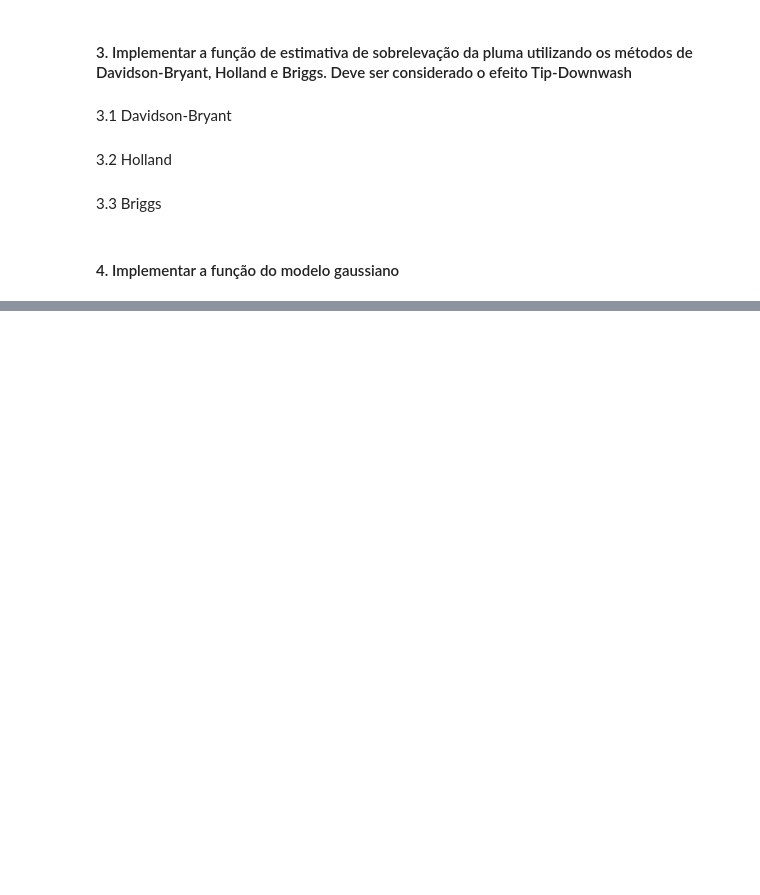
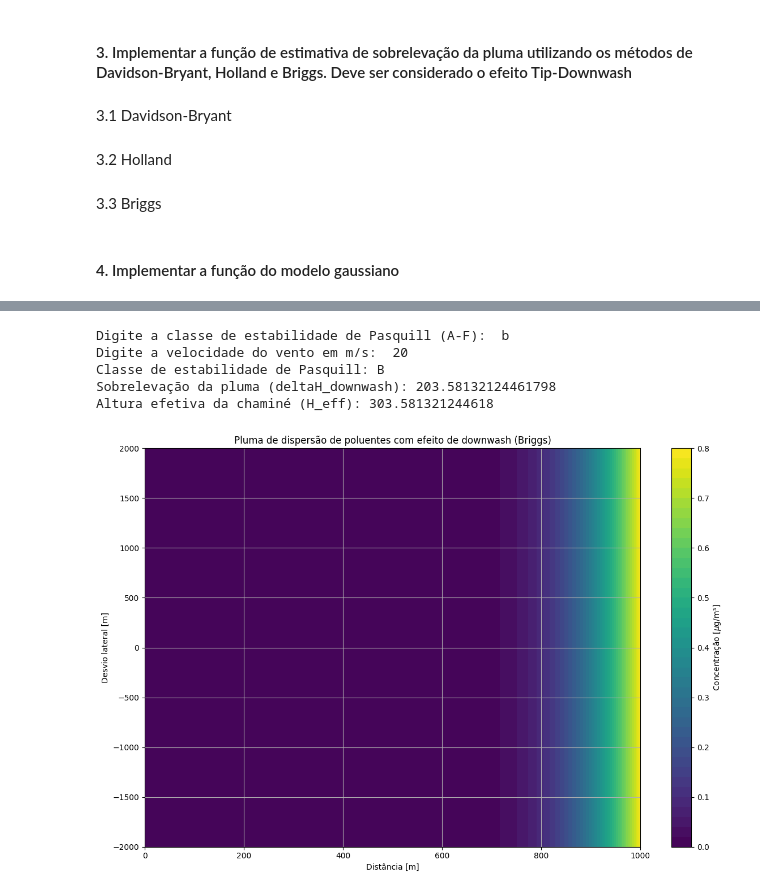
Before and after one commit to BarbaraGirardi07/ENS5173_Barbara, a Jupyter notebook: Atividade3_AnaPietroski_BarbaraGirardi.ipynb, the cells around one changed output, grey strips where cells are left out. Cells and saved outputs as stored; diff of their text form; code cells hidden in the pictures; blank space fills up the shorter version.

```diff
--- a/Atividade3_AnaPietroski_BarbaraGirardi.ipynb
+++ b/Atividade3_AnaPietroski_BarbaraGirardi.ipynb
@@ -332,0 +284,74 @@ plt.show()
+# %%
+
+# Função para o modelo Gaussiano de dispersão com downwash
+def modeloGaussiano(qs, sigmaY, sigmaZ, u, y, z, H, X, Y):
+    termo1 = qs / (2 * np.pi * sigmaY * sigmaZ * u)
+    termo2 = np.exp((-y**2) / (2 * sigmaY**2))
+    termo3 = np.exp((-(z - H)**2) / (2 * sigmaZ**2)) + np.exp((-(z + H)**2) / (2 * sigmaZ**2))
+    conc = termo1 * termo2 * termo3
+    conc *= 10**6  # Convertendo para µg/m³
+    return conc
+
+# Função para calcular o efeito de downwash de Briggs
+def calcular_downwash(Vs, d, u, H):
+    deltaH_downwash = 1.5 * (Vs * d / u)**(1/3) * H
+    return deltaH_downwash
+
+# Parâmetros da simulação
+d = 2.5  # Diâmetro interno da chaminé em metros
+Vs = 20  # Velocidade do efluente na saída da chaminé em m/s
+p = 1013  # Pressão atmosférica em milibares
+deltaT = 60  # Diferença de temperatura entre o gás na chaminé e a temperatura ambiente em K
+Ts = 533  # Temperatura do gás na saída da chaminé em K
+Fb = 1000  # Parâmetro de empuxo
+tipo_atmosfera = 'quente'  # ou 'frio'
+H = 100  # Altura da chaminé
+
+# Entrada do usuário para a classe de estabilidade de Pasquill e velocidade do vento
+classe = input("Digite a classe de estabilidade de Pasquill (A-F): ").strip().upper()
+velocidade_vento = float(input("Digite a velocidade do vento em m/s: ").strip())
+
+print("Classe de estabilidade de Pasquill:", classe)
+
+# Estimativa dos coeficientes de dispersão sigmaY e sigmaZ usando Briggs (simplificado)
+x = np.linspace(0, 1000, 500)  # Distâncias de 0 a 1000 m
+X, Y = np.meshgrid(x, np.linspace(-2000, 2000, 500))
+
+# Cálculo da sobrelevação da pluma com downwash usando Briggs
+deltaH_downwash = calcular_downwash(Vs, d, velocidade_vento, H)
+H_eff = H + deltaH_downwash
+print("Sobrelevação da pluma (deltaH_downwash):", deltaH_downwash)
+print("Altura efetiva da chaminé (H_eff):", H_eff)
+
+# Cálculo da concentração de poluentes
+qs = 100  # Taxa de emissão em g/s
+y = 0  # Para ser na direção do vento, usa y = 0
+z = 1.5  # Altura média do nariz
+
+# Parâmetros de dispersão para todo o grid
+sigmaY = 0.2 * X  # Exemplo: sigmaY depende da distância X
+sigmaZ = 0.1 * X  # Exemplo: sigmaZ depende da distância X
+
+# Calculando a concentração com downwash para todo o grid
+conc2D = modeloGaussiano(qs, sigmaY, sigmaZ, velocidade_vento, y, z, H_eff, X, Y)
+
+# Visualização da pluma de dispersão
+plt.figure(figsize=(12, 8))
+
+# Plotando a pluma de dispersão
+contour = plt.contourf(X, Y, conc2D, cmap='viridis', levels=50)
+plt.colorbar(contour, label='Concentração [$\mu$g/m³]')
+plt.xlabel('Distância [m]')
+plt.ylabel('Desvio lateral [m]')
+plt.title('Pluma de dispersão de poluentes com efeito de downwash (Briggs)')
+plt.grid(True)
+
+plt.tight_layout()
+plt.show()
+# %% [output]
+Digite a classe de estabilidade de Pasquill (A-F):  b
+Digite a velocidade do vento em m/s:  20
+Classe de estabilidade de Pasquill: B
+Sobrelevação da pluma (deltaH_downwash): 203.58132124461798
+Altura efetiva da chaminé (H_eff): 303.581321244618
+[figure, added]
```
Also changed, not shown: parts of 8 cells of this notebook.
